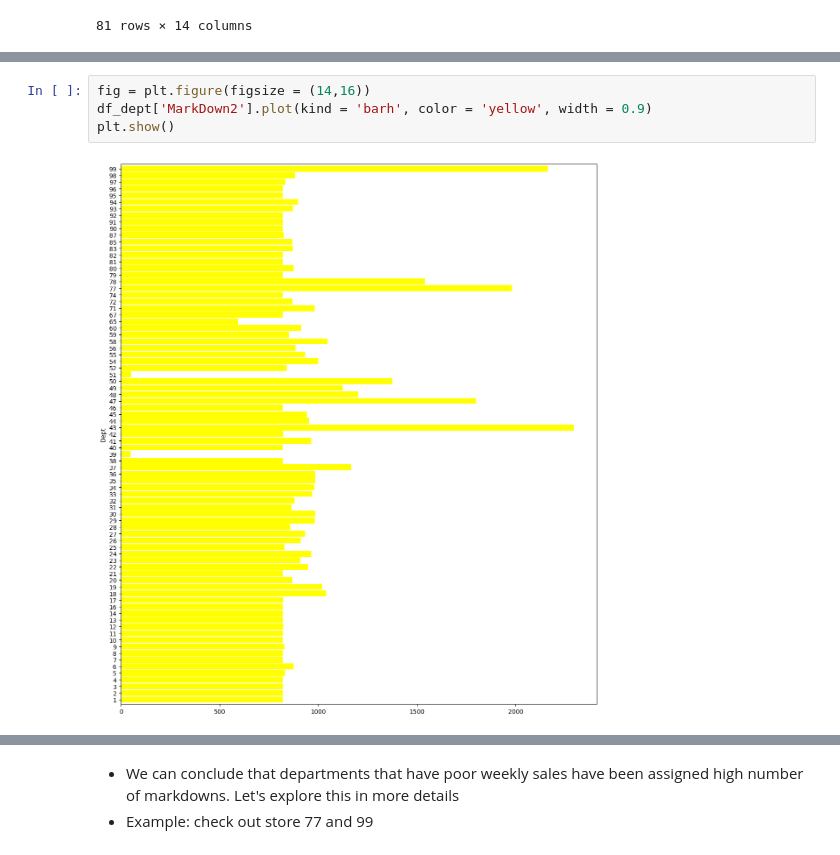
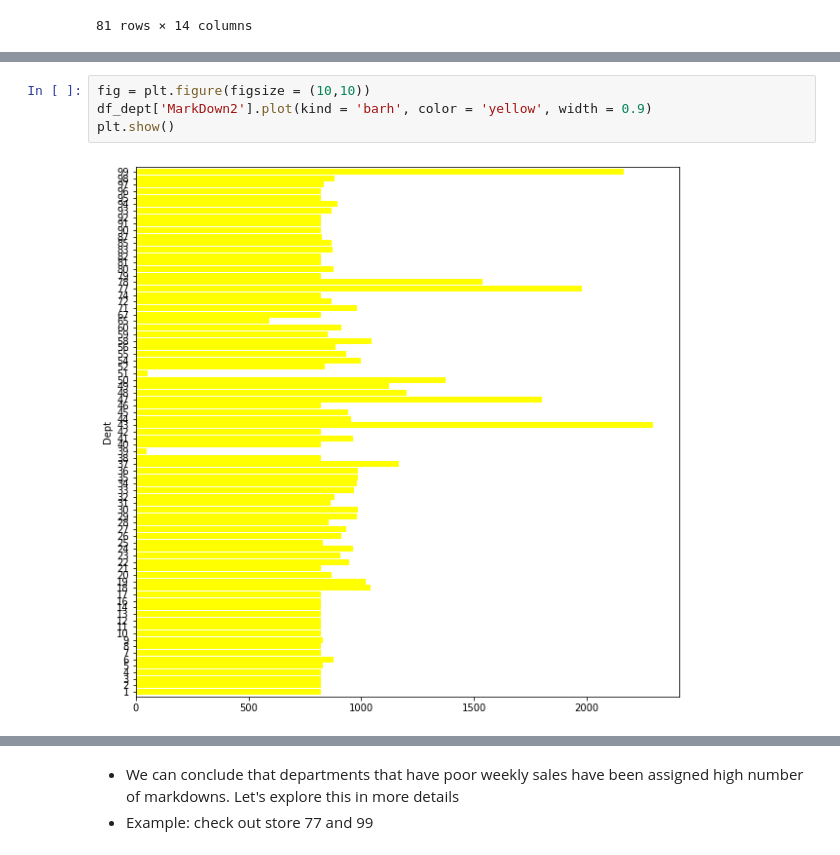
Before and after one commit to Sebastian1981/AWS_Sagemaker_Sales_Prediction, a Jupyter notebook: experiment/01_sales_forecast_eda.ipynb, the cells around one changed output, grey strips where cells are left out. Cells and saved outputs as stored; diff of their text form.

```diff
--- a/experiment/01_sales_forecast_eda.ipynb
+++ b/experiment/01_sales_forecast_eda.ipynb
@@ -526,7 +547,7 @@ plt.show()
 # %%
-fig = plt.figure(figsize = (14,16))
+fig = plt.figure(figsize = (10,10))
 df_dept['MarkDown2'].plot(kind = 'barh', color = 'yellow', width = 0.9)
 plt.show()
 # %% [output]
-[figure, old version]
+[figure, new version]
 # %%
```
Also changed, not shown: parts of 19 cells of this notebook.
